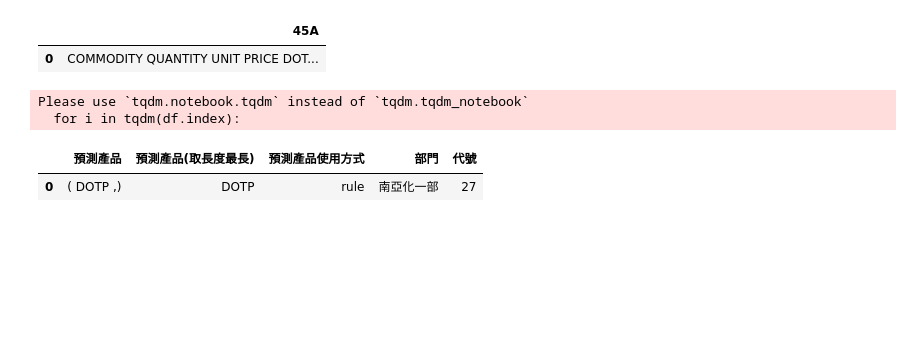
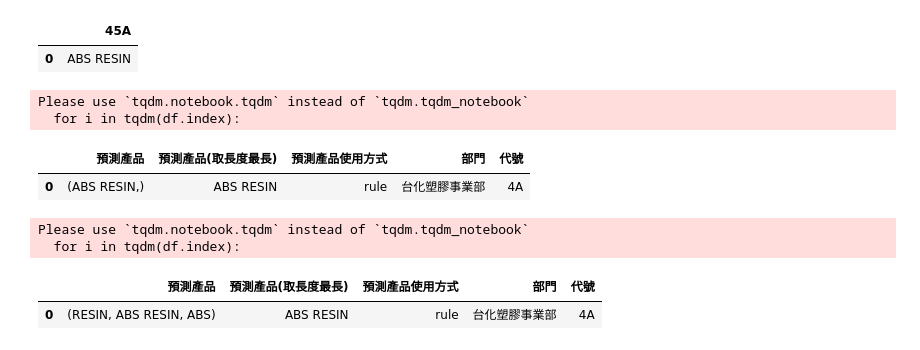
Before and after one commit to skywalker0803r/Letter-of-Credit-Intelligent-Auxiliary-Semantic-Analysis-System, a Jupyter notebook: notebook/產品debug.ipynb, the cells around one changed output. Drawn from its saved outputs; the diff is of its cells as text; code cells hidden in the pictures; blank space fills up the shorter version.

```diff
--- a/notebook/產品debug.ipynb
+++ b/notebook/產品debug.ipynb
@@ -22,6 +22,12 @@ def product_name_postprocess(x):
     x = add_space(x)
     return x
 
+def product_name_postprocessV2(x):
+    x = str(x)
+    x = x.replace('-','')
+    x = x.strip()
+    return x
+
 def Collection_method(df,產品集合,x_col):
     labels = {}
     labels_max = {}
@@ -44,7 +50,9 @@ def Collection_method(df,產品集合,x_col):
 
 # 讀取訓練資料(SPEC)
 train_df = pd.read_csv('../data/preprocess_for_SQUAD_產品.csv')[['string_X_train','Y_label','EXPNO']]
+train_df_不加空白版本 = train_df.copy()#
 train_df['Y_label'] = train_df['Y_label'].apply(lambda x:product_name_postprocess(x))
+train_df_不加空白版本['Y_label'] = train_df_不加空白版本['Y_label'].apply(lambda x:product_name_postprocessV2(x)) #品名後處理
 
 # 讀取台塑網提供之(寶典人工手動修正過刪除線問題)
 root = '../data/寶典/寶典人工處理後/'
@@ -58,13 +66,16 @@ df_by_ricky = df_by_ricky.rename(columns={'ITEMNM':'品名','DIVNM':'公司事
 
 #df = df1.append(df2).append(df3).append(df4).append(df5) # 合併所有寶典
 df = df5.append(df_by_ricky) # 合併官方寶典和我做的寶典
+df_不加空白版本 = df.copy()
 df['品名'] = df['品名'].apply(lambda x:product_name_postprocess(x)) #品名後處理
+df_不加空白版本['品名'] = df_不加空白版本['品名'].apply(lambda x:product_name_postprocessV2(x)) #品名後處理
 
 # 製作對應表(訓練資料對代號)
 品名2代號訓練資料 = dict(zip(train_df.dropna(subset=['EXPNO'],axis=0)['Y_label'],train_df.dropna(subset=['EXPNO'],axis=0)['EXPNO']))
 
 # 製作產品集合(寶典+SPEC)
 產品集合 = set(df['品名'].values.tolist())# + train_df['Y_label'].values.tolist())
+產品集合_不加空白版本 = set(df_不加空白版本['品名'].values.tolist() + train_df_不加空白版本['Y_label'].values.tolist())
 
 # 製作對應表(寶典對部門和代號)
 品名2部門寶典 = dict(zip(df['品名'],df['公司事業部門']))
@@ -72,35 +83,37 @@ df['品名'] = df['品名'].apply(lambda x:product_name_postprocess(x)) #品名
 
 def map2部門(x):
     if x in 品名2部門寶典.keys(): #先從寶典找
         return str(品名2部門寶典[x])
     elif x in train_df['Y_label'].values.tolist(): #找不到從訓練資料找
         return str(find_department(x))
     else:# 模糊比對
+        print('模糊比對')
         jacs = {}
         for i in 品名2部門寶典.keys():
             jacs[i] = get_jaccard_sim(x,i)
         x = max(jacs,key=jacs.get) # 模糊比對
         return map2部門(x)
 
 def map2代號(x):
     if  x in 品名2代號寶典.keys(): #先從寶典找
         return str(品名2代號寶典[x])
     elif x in 品名2代號訓練資料.keys(): #找不到從訓練資料找
         return str(品名2代號訓練資料[x])
     else:# 模糊比對
+        print('模糊比對')
         jacs = {}
         for i in 品名2代號寶典.keys():
             jacs[i] = get_jaccard_sim(x,i)
         x = max(jacs,key=jacs.get) # 模糊比對
         return map2代號(x)
 
-NAME = " COMMODITY QUANTITY  UNIT PRICE DOTP  10500 MT5 USD190000MTFOB ANY PORT IN TAIWAN "
+NAME = "ABS RESIN"
 test_df = pd.DataFrame()
 test_df['45A'] = [NAME]
 test_df
 # %% [output]
 |  | 45A |
-| 0 | COMMODITY QUANTITY UNIT PRICE DOT... |
+| 0 | ABS RESIN |
 # %%
 res = Collection_method(test_df,產品集合,'45A')
 res['部門'] = map2部門(res['預測產品(取長度最長)'].values[0])
@@ -110,4 +123,14 @@ res
 Please use `tqdm.notebook.tqdm` instead of `tqdm.tqdm_notebook`
   for i in tqdm(df.index):
 |  | 預測產品 | 預測產品(取長度最長) | 預測產品使用方式 | 部門 | 代號 |
-| 0 | ( DOTP ,) | DOTP | rule | 南亞化一部 | 27 |
+| 0 | (ABS RESIN,) | ABS RESIN | rule | 台化塑膠事業部 | 4A |
+# %%
+res = Collection_method(test_df,產品集合_不加空白版本,'45A')
+res['部門'] = map2部門(res['預測產品(取長度最長)'].values[0])
+res['代號'] = map2代號(res['預測產品(取長度最長)'].values[0])
+res
+# %% [output]
+Please use `tqdm.notebook.tqdm` instead of `tqdm.tqdm_notebook`
+  for i in tqdm(df.index):
+|  | 預測產品 | 預測產品(取長度最長) | 預測產品使用方式 | 部門 | 代號 |
+| 0 | (RESIN, ABS RESIN, ABS) | ABS RESIN | rule | 台化塑膠事業部 | 4A |
```
Also changed, not shown: 2 other files.
